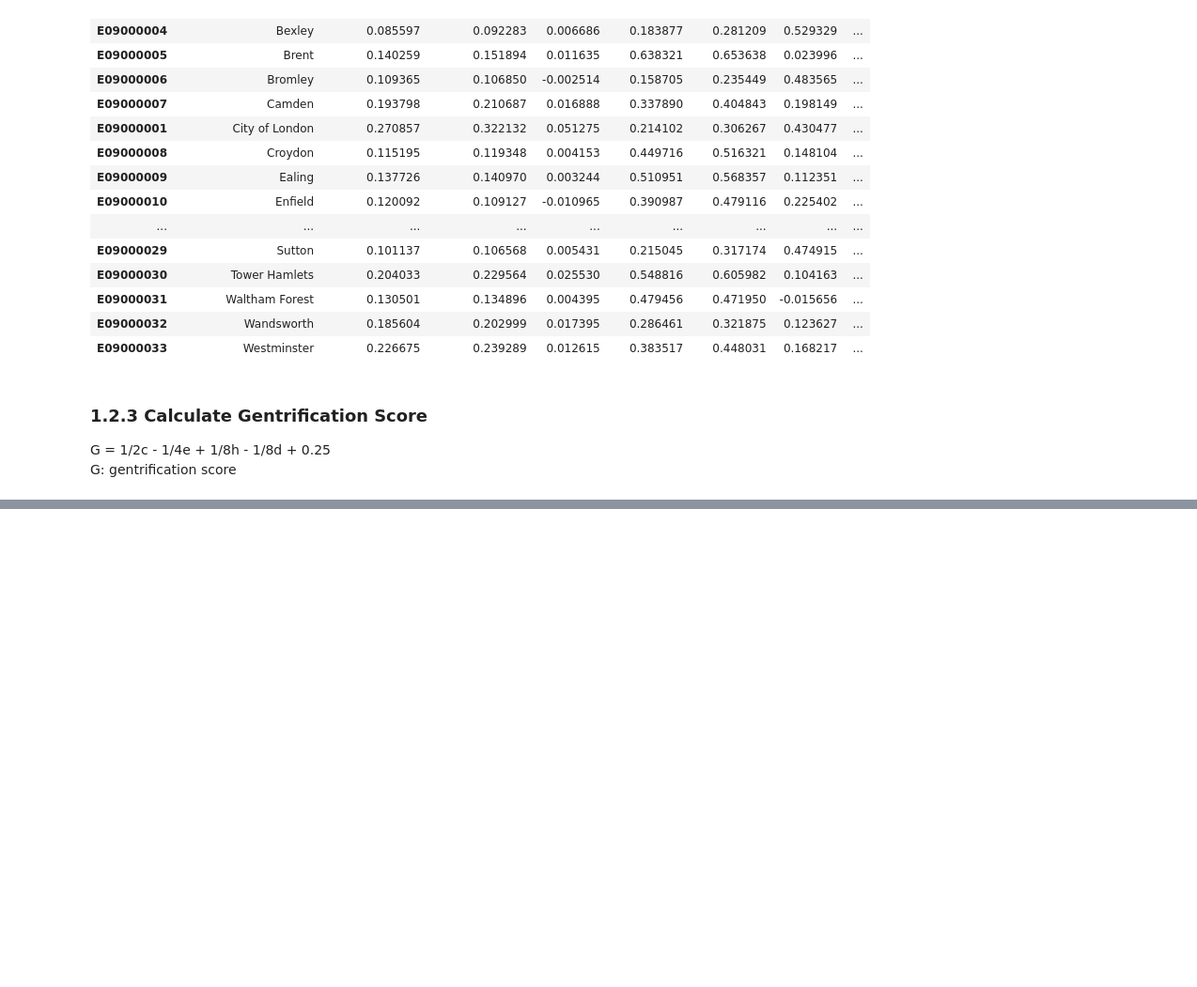
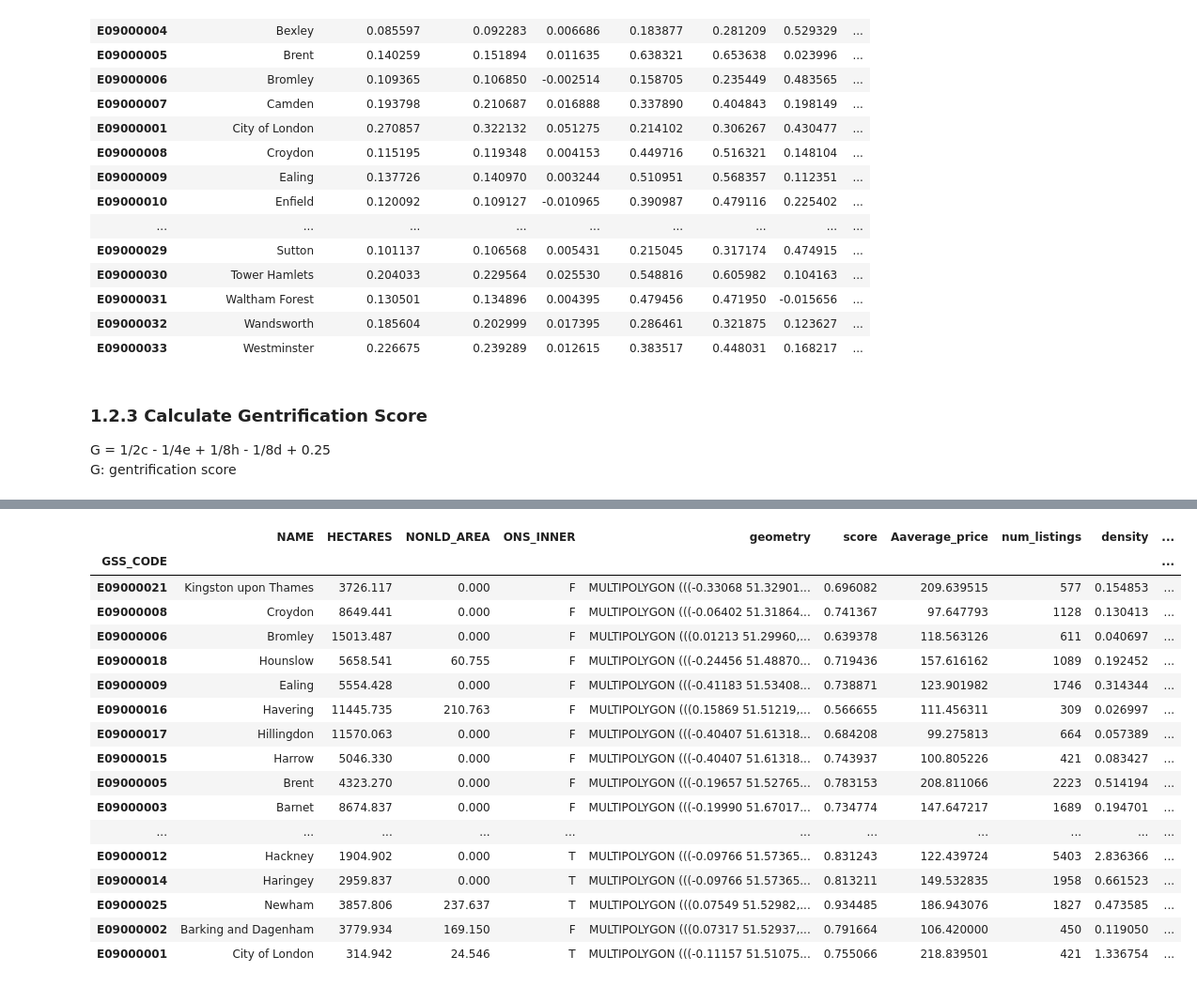
Before and after one commit to qiyuechen1202/fsds_Safari, a Jupyter notebook: dataframe.ipynb, the cells around one changed output, grey strips where cells are left out. Shown: that part at 94% size. Drawn from its saved outputs; the diff is of its cells as text; code cells hidden in the pictures; blank space fills up the shorter version.

```diff
--- a/dataframe.ipynb
+++ b/dataframe.ipynb
@@ -403,0 +437,24 @@ merged_df = merged_df.drop('borough code', axis=1)
+# %%
+l = ['Aaverage_price','num_listings','density','shortterm%']
+for i in l:
+    boros[i]= borls_new [i]
+boros
+# %% [output]
+|  | NAME | HECTARES | NONLD_AREA | ONS_INNER | geometry | score | Aaverage_price | num_listings | density | ... |
+| GSS_CODE |  |  |  |  |  |  |  |  |  | ... |
+| E09000021 | Kingston upon Thames | 3726.117 | 0.000 | F | MULTIPOLYGON (((-0.33068 51.32901... | 0.696082 | 209.639515 | 577 | 0.154853 | ... |
+| E09000008 | Croydon | 8649.441 | 0.000 | F | MULTIPOLYGON (((-0.06402 51.31864... | 0.741367 | 97.647793 | 1128 | 0.130413 | ... |
+| E09000006 | Bromley | 15013.487 | 0.000 | F | MULTIPOLYGON (((0.01213 51.29960,... | 0.639378 | 118.563126 | 611 | 0.040697 | ... |
+| E09000018 | Hounslow | 5658.541 | 60.755 | F | MULTIPOLYGON (((-0.24456 51.48870... | 0.719436 | 157.616162 | 1089 | 0.192452 | ... |
+| E09000009 | Ealing | 5554.428 | 0.000 | F | MULTIPOLYGON (((-0.41183 51.53408... | 0.738871 | 123.901982 | 1746 | 0.314344 | ... |
+| E09000016 | Havering | 11445.735 | 210.763 | F | MULTIPOLYGON (((0.15869 51.51219,... | 0.566655 | 111.456311 | 309 | 0.026997 | ... |
+| E09000017 | Hillingdon | 11570.063 | 0.000 | F | MULTIPOLYGON (((-0.40407 51.61318... | 0.684208 | 99.275813 | 664 | 0.057389 | ... |
+| E09000015 | Harrow | 5046.330 | 0.000 | F | MULTIPOLYGON (((-0.40407 51.61318... | 0.743937 | 100.805226 | 421 | 0.083427 | ... |
+| E09000005 | Brent | 4323.270 | 0.000 | F | MULTIPOLYGON (((-0.19657 51.52765... | 0.783153 | 208.811066 | 2223 | 0.514194 | ... |
+| E09000003 | Barnet | 8674.837 | 0.000 | F | MULTIPOLYGON (((-0.19990 51.67017... | 0.734774 | 147.647217 | 1689 | 0.194701 | ... |
+| ... | ... | ... | ... | ... | ... | ... | ... | ... | ... | ... |
+| E09000012 | Hackney | 1904.902 | 0.000 | T | MULTIPOLYGON (((-0.09766 51.57365... | 0.831243 | 122.439724 | 5403 | 2.836366 | ... |
+| E09000014 | Haringey | 2959.837 | 0.000 | T | MULTIPOLYGON (((-0.09766 51.57365... | 0.813211 | 149.532835 | 1958 | 0.661523 | ... |
+| E09000025 | Newham | 3857.806 | 237.637 | T | MULTIPOLYGON (((0.07549 51.52982,... | 0.934485 | 186.943076 | 1827 | 0.473585 | ... |
+| E09000002 | Barking and Dagenham | 3779.934 | 169.150 | F | MULTIPOLYGON (((0.07317 51.52937,... | 0.791664 | 106.420000 | 450 | 0.119050 | ... |
+| E09000001 | City of London | 314.942 | 24.546 | T | MULTIPOLYGON (((-0.11157 51.51075... | 0.755066 | 218.839501 | 421 | 1.336754 | ... |
```
Also changed, not shown: parts of 45 cells of this notebook.
